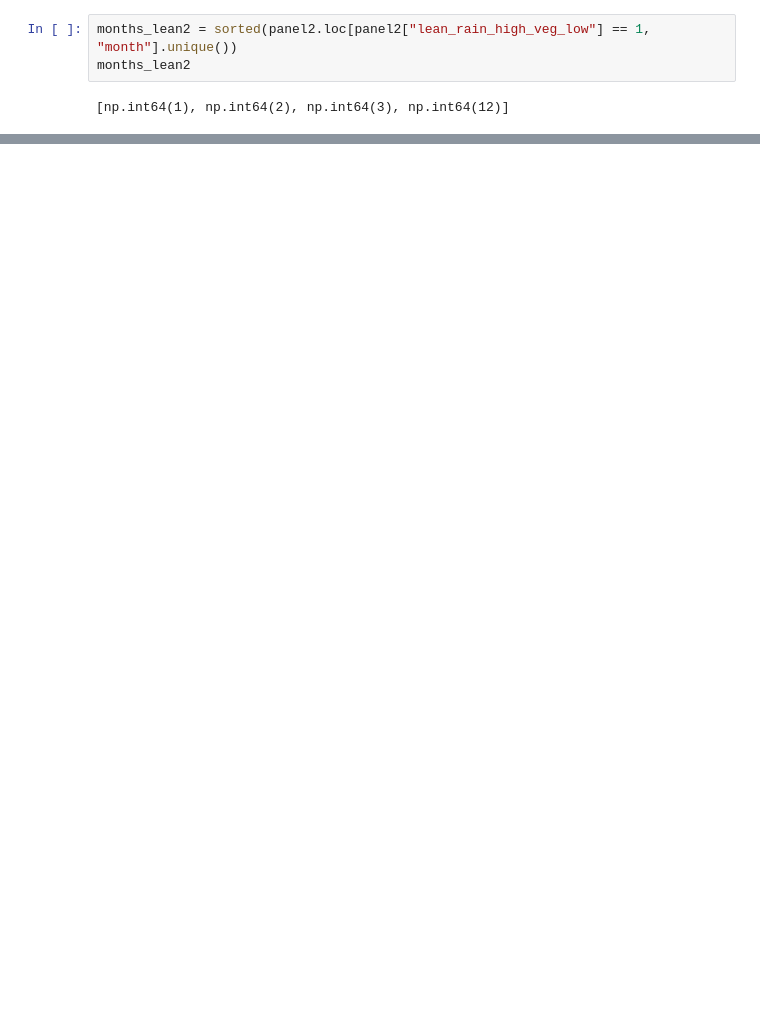
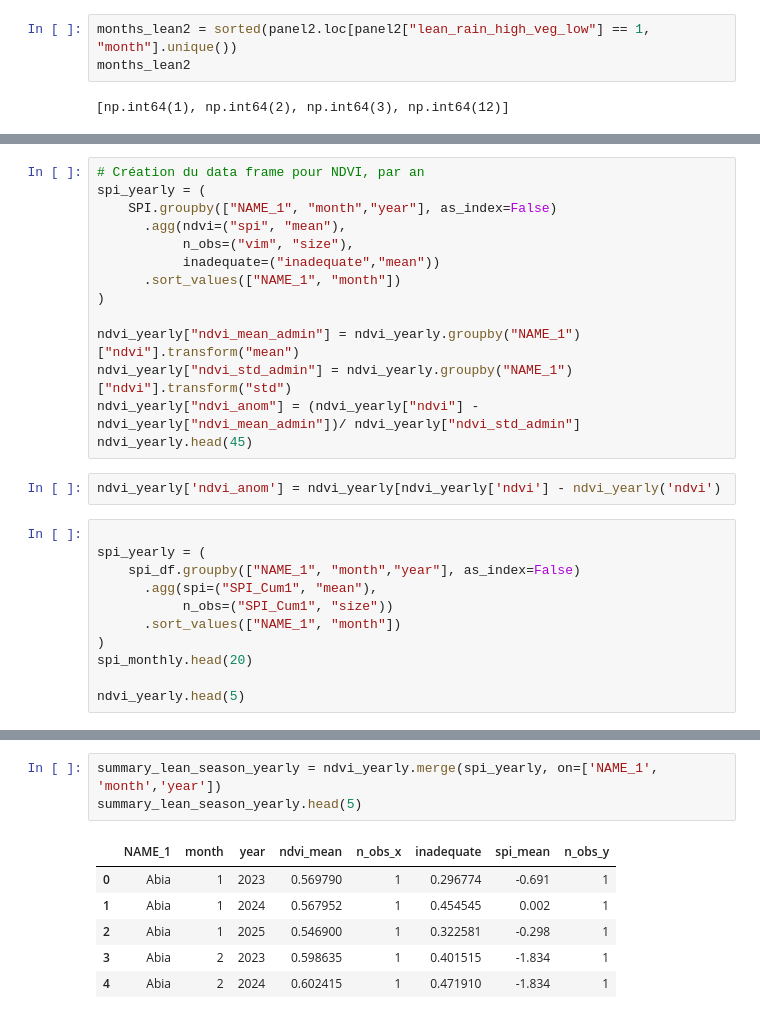
Before and after one commit to tnourlyn/Projet-de-Statapp---WFP-, a Jupyter notebook: Lean_season.ipynb, the cells around one changed output, grey strips where cells are left out. Cells and saved outputs as stored; diff of their text form; blank space fills up the shorter version.

```diff
--- a/Lean_season.ipynb
+++ b/Lean_season.ipynb
@@ -566,0 +813,27 @@ months_lean2
+# %%
+# Création du data frame pour NDVI, par an
+spi_yearly = (
+    SPI.groupby(["NAME_1", "month","year"], as_index=False)
+      .agg(ndvi=("spi", "mean"),
+           n_obs=("vim", "size"),
+           inadequate=("inadequate","mean"))
+      .sort_values(["NAME_1", "month"])
+)
+
+ndvi_yearly["ndvi_mean_admin"] = ndvi_yearly.groupby("NAME_1")["ndvi"].transform("mean")
+ndvi_yearly["ndvi_std_admin"] = ndvi_yearly.groupby("NAME_1")["ndvi"].transform("std")
+ndvi_yearly["ndvi_anom"] = (ndvi_yearly["ndvi"] - ndvi_yearly["ndvi_mean_admin"])/ ndvi_yearly["ndvi_std_admin"]
+ndvi_yearly.head(45)
+# %%
+ndvi_yearly['ndvi_anom'] = ndvi_yearly[ndvi_yearly['ndvi'] - ndvi_yearly('ndvi')
+# %%
+
+spi_yearly = (
+    spi_df.groupby(["NAME_1", "month","year"], as_index=False)
+      .agg(spi=("SPI_Cum1", "mean"),
+           n_obs=("SPI_Cum1", "size"))
+      .sort_values(["NAME_1", "month"])
+)
+spi_monthly.head(20)
+
+ndvi_yearly.head(5)
@@ -566,0 +847,10 @@ months_lean2
+# %%
+summary_lean_season_yearly = ndvi_yearly.merge(spi_yearly, on=['NAME_1', 'month','year'])
+summary_lean_season_yearly.head(5)
+# %% [output]
+|  | NAME_1 | month | year | ndvi_mean | n_obs_x | inadequate | spi_mean | n_obs_y |
+| 0 | Abia | 1 | 2023 | 0.569790 | 1 | 0.296774 | -0.691 | 1 |
+| 1 | Abia | 1 | 2024 | 0.567952 | 1 | 0.454545 | 0.002 | 1 |
+| 2 | Abia | 1 | 2025 | 0.546900 | 1 | 0.322581 | -0.298 | 1 |
+| 3 | Abia | 2 | 2023 | 0.598635 | 1 | 0.401515 | -1.834 | 1 |
+| 4 | Abia | 2 | 2024 | 0.602415 | 1 | 0.471910 | -1.834 | 1 |
```
Also changed, not shown: parts of 19 cells of this notebook, 2 other files.
